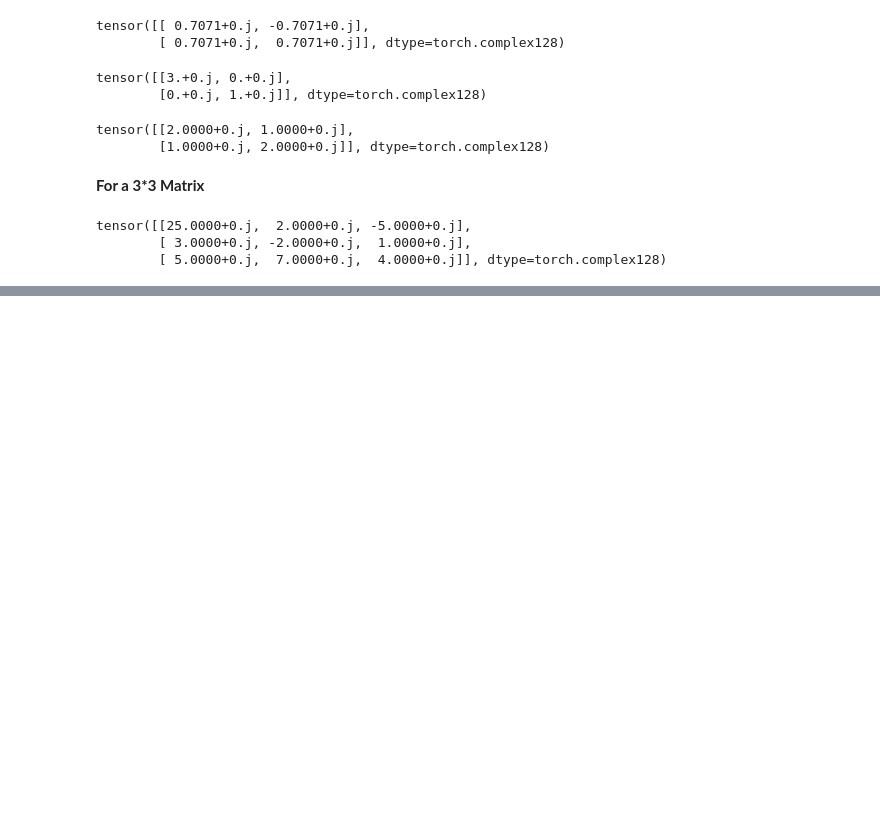
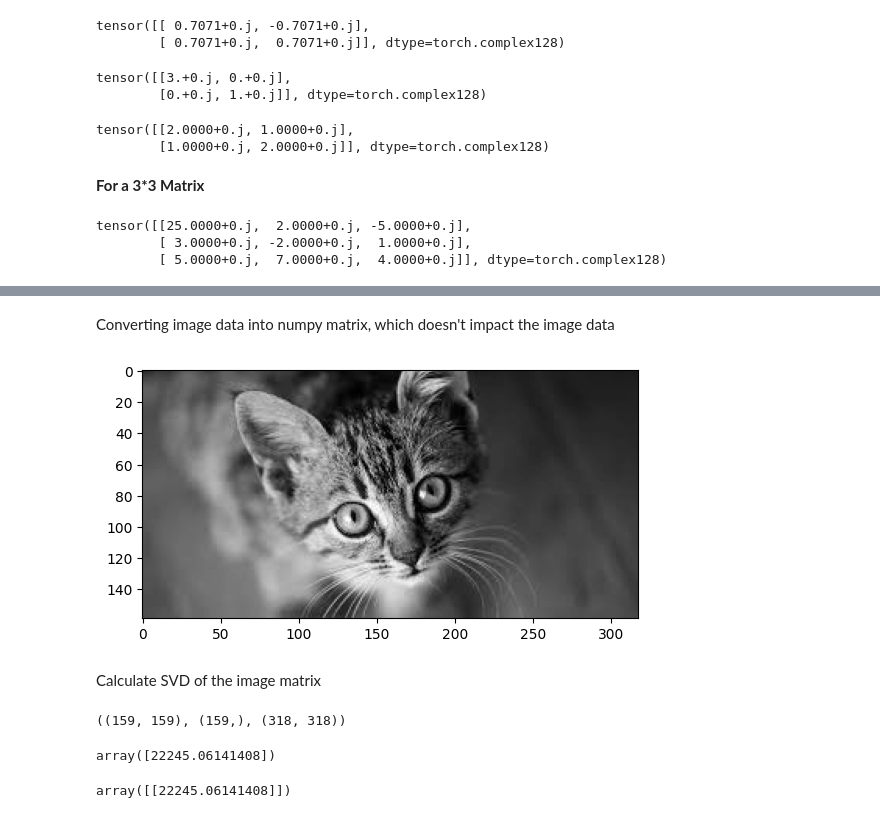
Before and after one commit to SriHarshith1/Maths-For-ML, a Jupyter notebook: Linear Algebra.ipynb, the cells around one changed output, grey strips where cells are left out. Cells and saved outputs as stored; diff of their text form; code cells hidden in the pictures; blank space fills up the shorter version.

```diff
--- a/Linear Algebra.ipynb
+++ b/Linear Algebra.ipynb
@@ -1527,0 +1639,11 @@ tensor([[25.0000+0.j,  2.0000+0.j, -5.0000+0.j],
+# %% [markdown]
+Converting image data into numpy matrix, which doesn't impact the image data
+# %%
+imgmat = np.array(list(imggray.getdata(band = 0)), float)
+imgmat.shape = (imggray.size[1], imggray.size[0])
+imgmat = np.matrix(imgmat)
+_ = plt.imshow(imgmat, cmap = 'gray')
+# %% [output]
+[figure, added]
+# %% [markdown]
+Calculate SVD of the image matrix
@@ -1527,0 +1652,12 @@ tensor([[25.0000+0.j,  2.0000+0.j, -5.0000+0.j],
+# %%
+U.shape, d.shape, VT.shape
+# %% [output]
+((159, 159), (159,), (318, 318))
+# %%
+d[:1]
+# %% [output]
+array([22245.06141408])
+# %%
+np.diag(d[:1])
+# %% [output]
+array([[22245.06141408]])
```
Also changed, not shown: parts of 39 cells of this notebook, 1 other file.
